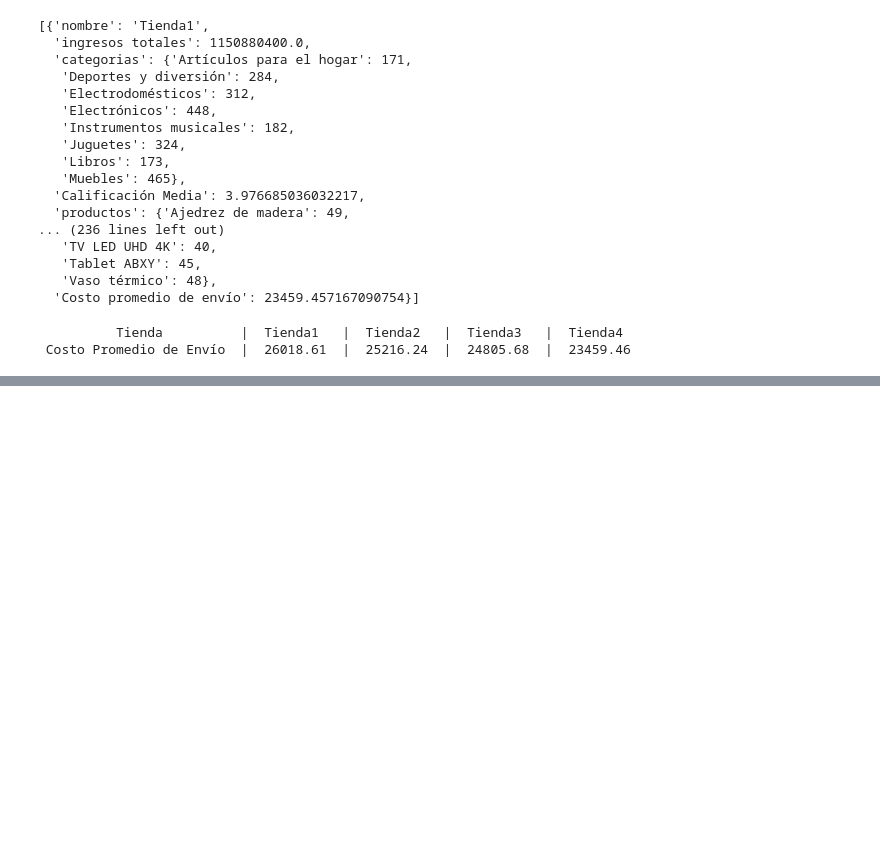
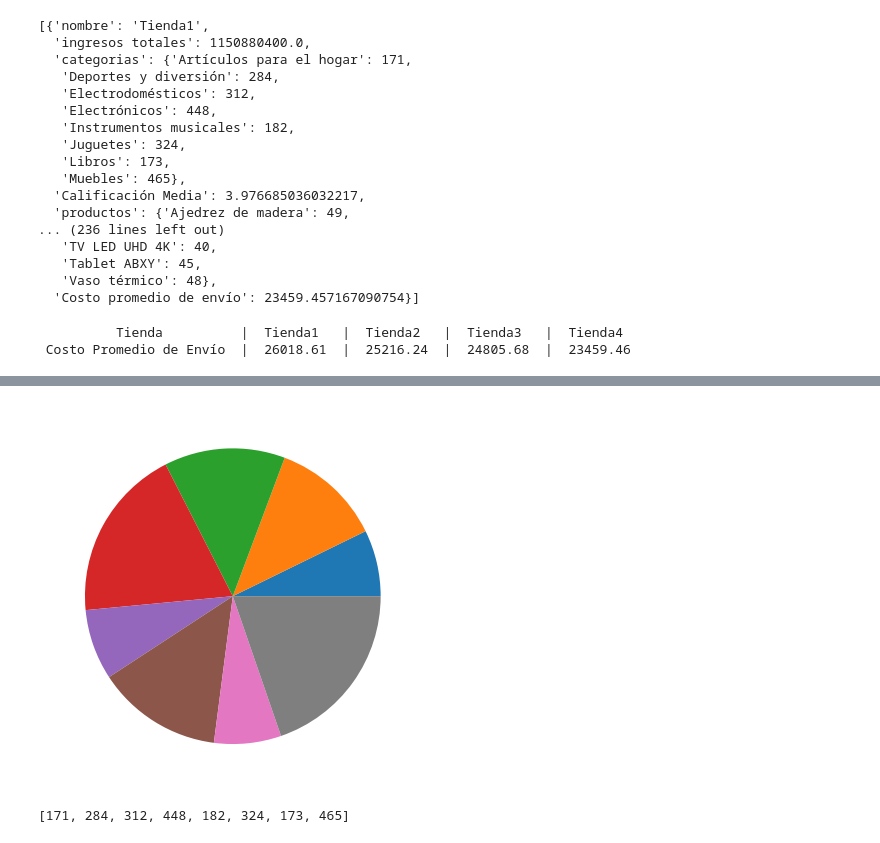
Before and after one commit to aylenfv/DS---Sr.-Juan, a Jupyter notebook: AluraStoreLatam.ipynb, the cells around one changed output, grey strips where cells are left out. Saved outputs shown, nothing was run; the diff lists cells and outputs as text; code cells hidden in the pictures; blank space fills up the shorter version.

```diff
--- a/AluraStoreLatam.ipynb
+++ b/AluraStoreLatam.ipynb
@@ -547,0 +628,11 @@ print(f"{'Costo Promedio de Envío'.center(25)} | {str(round(datos[0]['Costo pro
+# %%
+# gráfico de categorias por tienda
+
+def mostrarDatosCategorias
+# %% [output]
+[figure, added]
+# %%
+listaCategoriasValores = list(map(lambda x: x[1], datos[0]['categorias'].items() ))
+listaCategoriasValores
+# %% [output]
+[171, 284, 312, 448, 182, 324, 173, 465]
```
Also changed, not shown: parts of 29 cells of this notebook.
